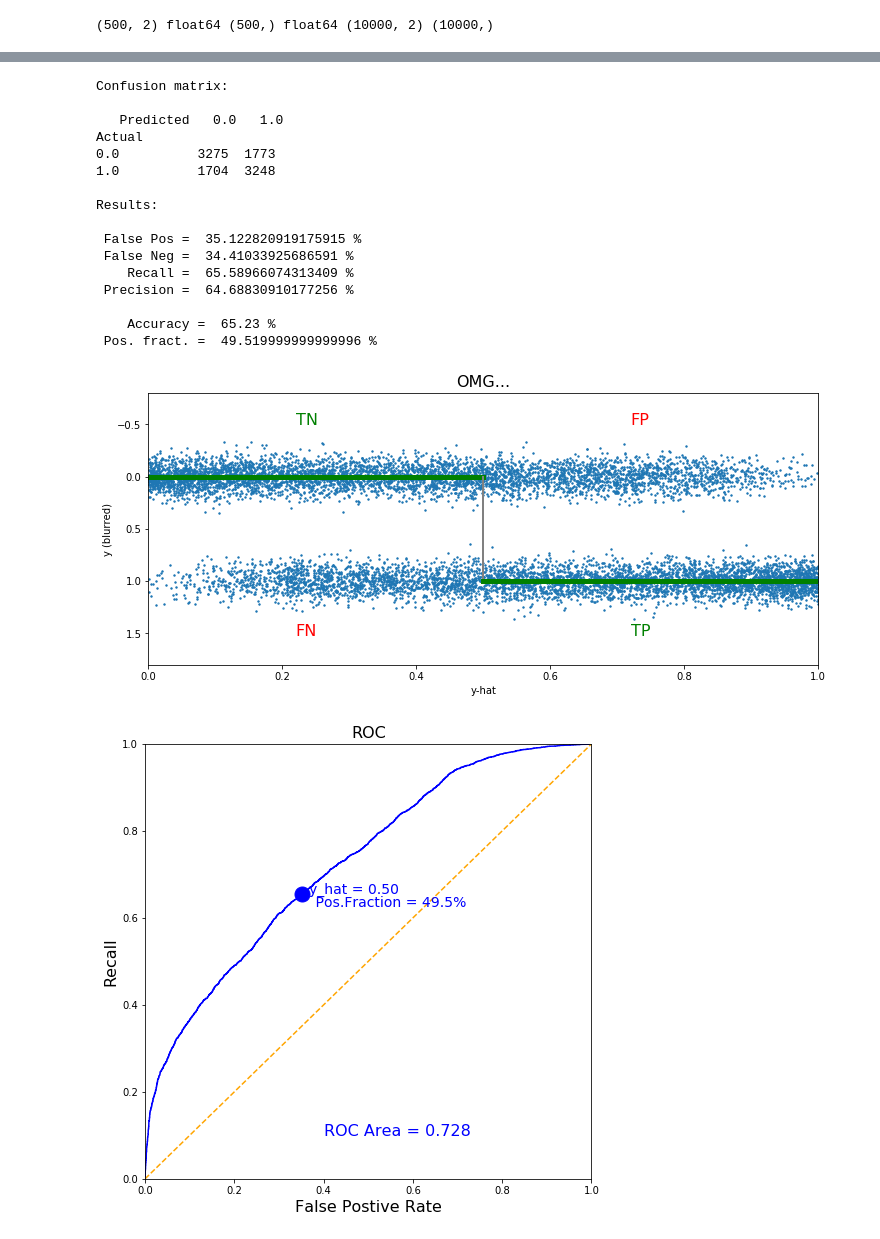
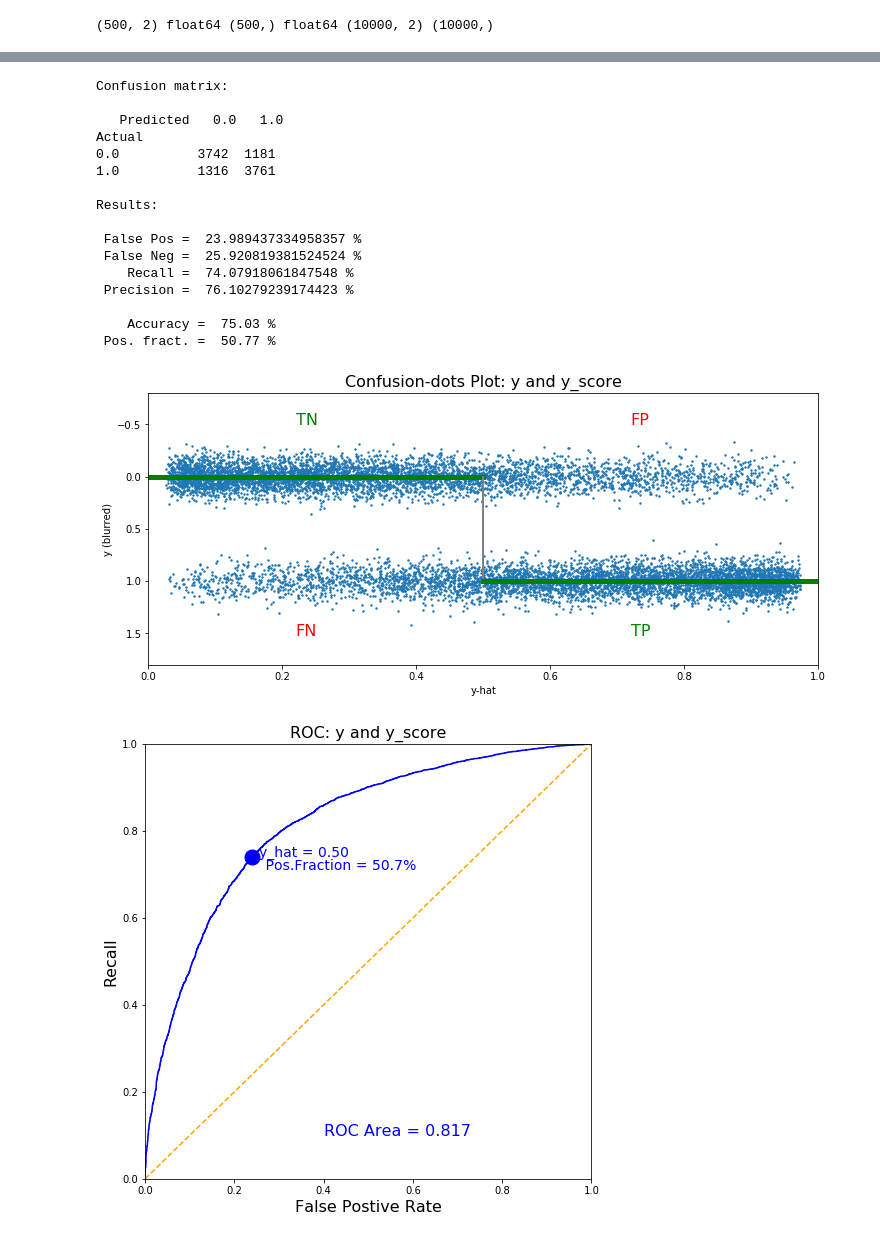
Before and after one commit to dan3dewey/chirp-to-ROC, a Jupyter notebook: chirp-to-ROC_demo.ipynb, the cells around one changed output, grey strips where cells are left out. Saved outputs shown, nothing was run; the diff lists cells and outputs as text; code cells hidden in the pictures.

```diff
--- a/chirp-to-ROC_demo.ipynb
+++ b/chirp-to-ROC_demo.ipynb
@@ -49,11 +48,11 @@ m_test = 10000
 ##test_X, test_Y = sklearn.datasets.make_moons(n_samples=m_test, noise=0.2)
 # %%
 # Use the chirp to generate the training and test sets
-#
-# Using: nhalfcycles=6.5, warpexp=0.65, symmetric=False, noise=0.035;
-# this level of noise limits accuracy to ~ 85 % .
+
+# Using: nhalfcycles=6.5, warpexp=0.65, symmetric=False, noise=0.035;  this noise limits accuracy to ~ 85 % .
+
 # Training set
-train_X, train_Y = chp.make_chirp(n_out=m_train, nhalfcycles=6.5, noise=0.035, symmetric=False)
+X_train, y_train = chp.make_chirp(n_out=m_train, nhalfcycles=6.5, noise=0.035, symmetric=False)
 # Test set
-test_X, test_Y = chp.make_chirp(n_out=m_test, nhalfcycles=6.5, noise=0.035, symmetric=False)
+X_test, y_test = chp.make_chirp(n_out=m_test, nhalfcycles=6.5, noise=0.035, symmetric=False)
 # %%
@@ -81,0 +102,6 @@ y_hat = chp.chirp_region(test_X)
+# %%
+# Let's fit the model
+from sklearn import linear_model
+model = linear_model.LogisticRegression(penalty='l2', C=1e5, verbose=0)
+model.fit( X_train, y_train )
+print(model)
@@ -81,0 +113,3 @@ y_hat = chp.chirp_region(test_X)
+# %%
+# Get the 0 to 1 score (for y=1, hence the [:,1])
+y_score = model.predict_proba(X_test)[:,1]
@@ -82,23 +135,23 @@ y_hat = chp.chirp_region(test_X)
 # %%
-# How does y_hat do?
-ysframe = chp.y_yhat_plots(test_Y, y_hat, "OMG...")
+# How does the y_score do?
+ysframe = chp.y_yhat_plots(y_test, y_score)
 # %% [output]
 Confusion matrix:
 
    Predicted   0.0   1.0
 Actual
-0.0          3275  1773
-1.0          1704  3248
+0.0          3742  1181
+1.0          1316  3761
 
 Results:
 
- False Pos =  35.122820919175915 %
- False Neg =  34.41033925686591 %
-    Recall =  65.58966074313409 %
- Precision =  64.68830910177256 %
+ False Pos =  23.989437334958357 %
+ False Neg =  25.920819381524524 %
+    Recall =  74.07918061847548 %
+ Precision =  76.10279239174423 %
 
-    Accuracy =  65.23 %
- Pos. fract. =  49.519999999999996 %
+    Accuracy =  75.03 %
+ Pos. fract. =  50.77 %
-[figure, old version]
+[figure, new version]
-[figure, old version]
+[figure, new version]
 # %%
```
Also changed, not shown: parts of 37 cells of this notebook, 1 other file.
